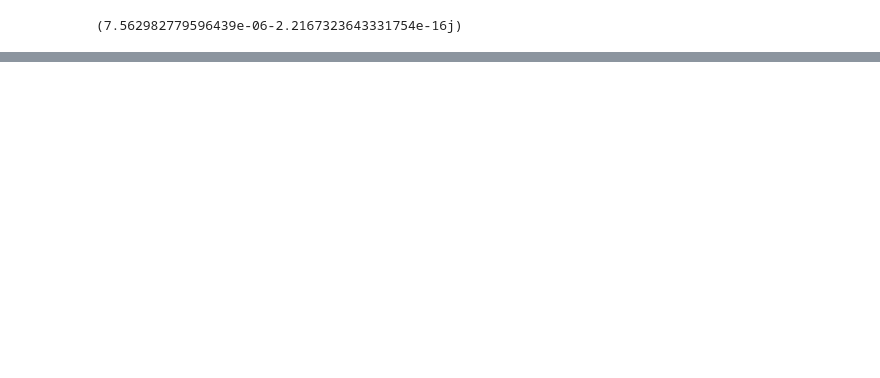
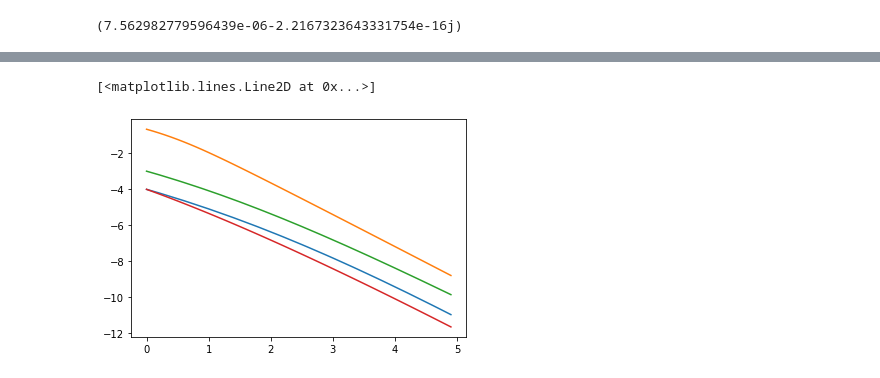
Before and after one commit to immoth/Hubbard_summetries, a Jupyter notebook: Gutzwiller/Error_Mitigation/Square_Lattice_Local_Givens_Alpha_Circs.ipynb, the cells around one changed output, grey strips where cells are left out. Drawn from its saved outputs; the diff is of its cells as text; code cells hidden in the pictures; blank space fills up the shorter version.

```diff
--- a/Gutzwiller/Error_Mitigation/Square_Lattice_Local_Givens_Alpha_Circs.ipynb
+++ b/Gutzwiller/Error_Mitigation/Square_Lattice_Local_Givens_Alpha_Circs.ipynb
@@ -1114,0 +1130,40 @@ plt.plot(gl,eT)
+# %%
+k = 1
+eq = []
+er = []
+em = []
+eh = []
+dl = []
+for di in range(0,50):
+    d = di*0.1
+    u = -d/2
+    N=4
+    H = M(u,4) + K(k,4) + D(d,4)
+    e,y = np.linalg.eig(H)
+    y = np.transpose(y)
+    arg = np.argsort(e)
+
+
+
+    eg = []
+    egr = []
+    egm = []
+    gl = []
+    eT = []
+    for gi in range(0,30):
+        g = 0.1*gi
+        egl = analyze_energy(g,u,k,d,N,loaded_results,loaded_alpha_results)
+        egrl = analyze_energy(g,u,k,d,N,loaded_results,alpha_results)
+        egml = analyze_energy(g,u,k,d,N,results,alpha_results)
+        eg.append(egl)
+        egr.append(egrl)
+        egm.append(egml)
+        gl.append(g)
+        eT.append(e[arg[[0]]])
+    #print(d,min(eT))
+    eq.append(min(eg))
+    er.append(min(egr))
+    em.append(min(egm))
+    eh.append(min(eT))
+    dl.append(d)
+    print(di,min(eg),min(egr),min(egm),min(eT))
@@ -1114,0 +1188,8 @@ plt.plot(gl,eT)
+# %%
+plt.plot(dl,em)
+plt.plot(dl,eq)
+plt.plot(dl,er)
+plt.plot(dl,eh)
+# %% [output]
+[<matplotlib.lines.Line2D at 0x...>]
+[figure, added]
```
Also changed, not shown: parts of 8 cells of this notebook, 10 other files.
